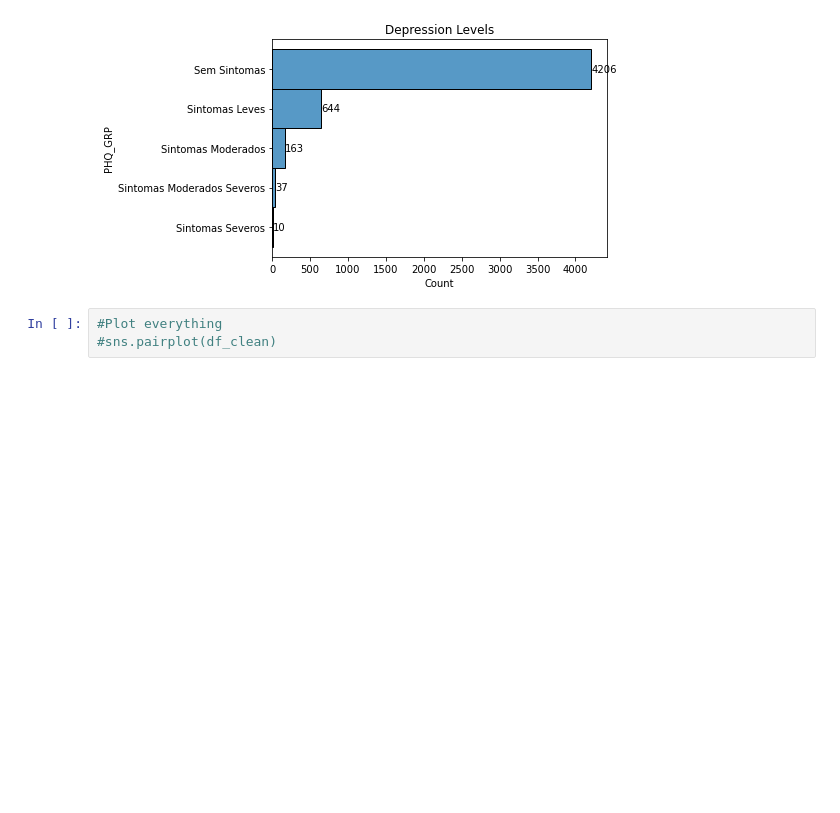
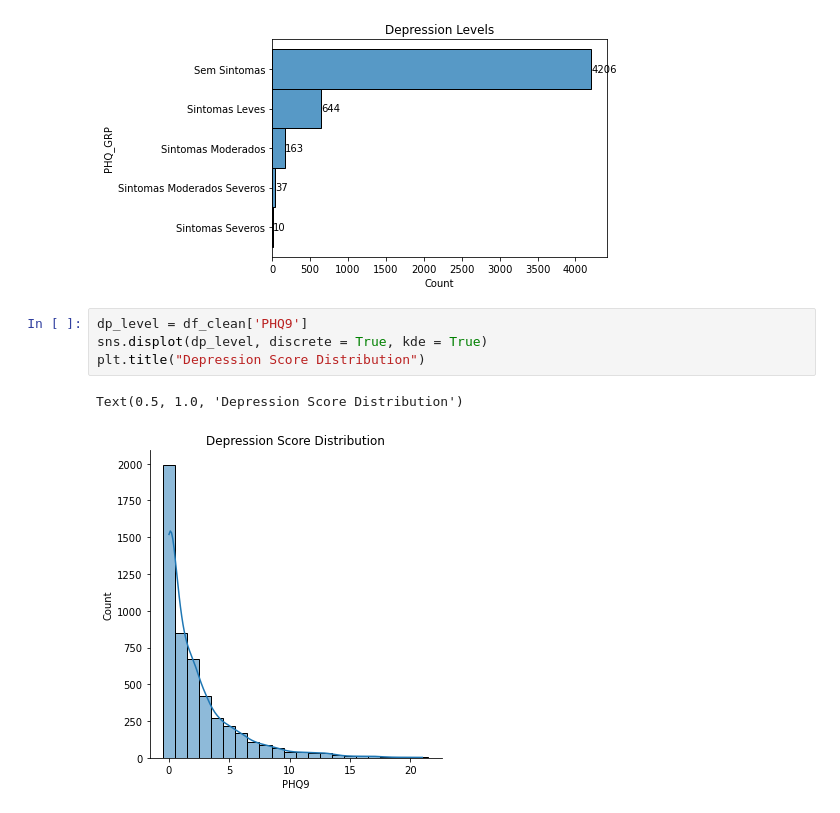
Before and after one commit to onemarcos/Tera-Jupyter-Notebook, a Jupyter notebook: Desafio Inferência/Desafio Inferência.ipynb, the cells around one changed output. Saved outputs shown, nothing was run; the diff lists cells and outputs as text; blank space fills up the shorter version.

```diff
--- a/Desafio Inferência/Desafio Inferência.ipynb
+++ b/Desafio Inferência/Desafio Inferência.ipynb
@@ -168,6 +167,10 @@ plt.title("Depression Levels")
 # %% [output]
 Text(0.5, 1.0, 'Depression Levels')
 [figure]
-# %%
-#Plot everything
-#sns.pairplot(df_clean)
+# %%
+dp_level = df_clean['PHQ9']
+sns.displot(dp_level, discrete = True, kde = True)
+plt.title("Depression Score Distribution")
+# %% [output]
+Text(0.5, 1.0, 'Depression Score Distribution')
+[figure, added]
```
Also changed, not shown: parts of 20 cells of this notebook, 1 other file.
